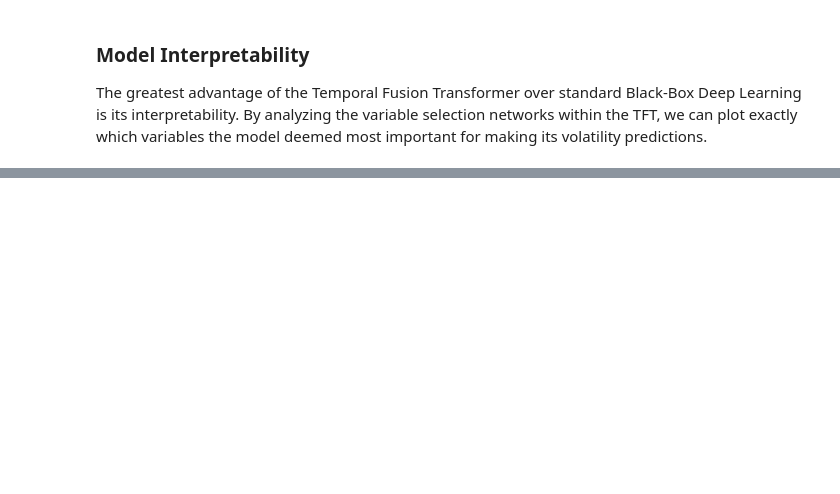
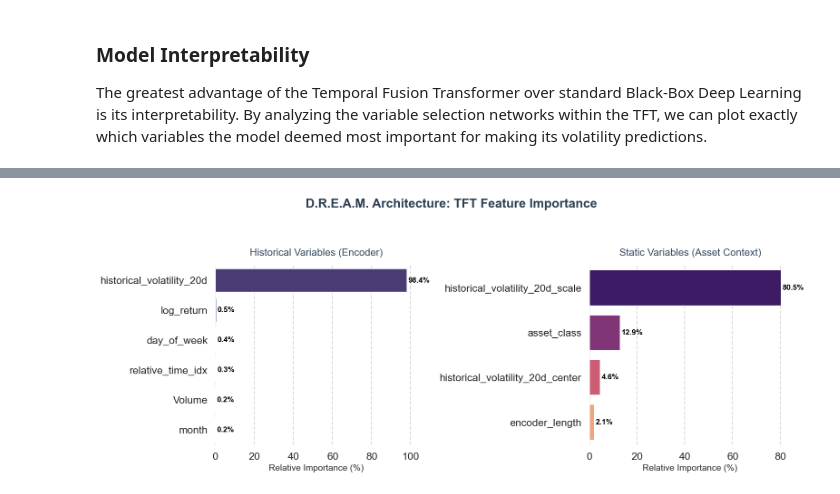
Before and after one commit to fragompul/dream_tfm, a Jupyter notebook: notebooks/07_volatility_dl_attention.ipynb, the cells around one changed output, grey strips where cells are left out. Saved outputs shown, nothing was run; the diff lists cells and outputs as text; code cells hidden in the pictures; blank space fills up the shorter version.

```diff
--- a/notebooks/07_volatility_dl_attention.ipynb
+++ b/notebooks/07_volatility_dl_attention.ipynb
@@ -282,0 +314,52 @@ plt.show()
+# %%
+# Plotting
+sns.set_theme(style="whitegrid", context="talk")
+fig, axes = plt.subplots(1, 2, figsize=(16, 6))
+fig.suptitle("D.R.E.A.M. Architecture: TFT Feature Importance",
+             fontsize=20, fontweight='bold', y=1.05, color='#2c3e50')
+
+# Subplot 1: Encoder Variables (Time-varying past inputs)
+sns.barplot(
+    x=encoder_imp[encoder_idx],
+    y=np.array(encoder_vars)[encoder_idx],
+    ax=axes[0],
+    palette="viridis",
+    orient='h'
+)
+axes[0].set_title("Historical Variables (Encoder)", fontsize=16, pad=15, color='#34495e')
+axes[0].set_xlabel("Relative Importance (%)", fontsize=14)
+axes[0].set_ylabel("")
+
+# Add percentage labels to bars
+for p in axes[0].patches:
+    axes[0].annotate(f'{p.get_width():.1f}%',
+                     (p.get_width() + 0.5, p.get_y() + p.get_height() / 2.),
+                     ha='left', va='center', fontsize=12, color='black', fontweight='bold')
+
+# Subplot 2: Static Variables (Asset Class)
+sns.barplot(
+    x=static_imp[static_idx],
+    y=np.array(static_vars)[static_idx],
+    ax=axes[1],
+    palette="magma",
+    orient='h'
+)
+axes[1].set_title("Static Variables (Asset Context)", fontsize=16, pad=15, color='#34495e')
+axes[1].set_xlabel("Relative Importance (%)", fontsize=14)
+axes[1].set_ylabel("")
+
+# Add percentage labels to bars
+for p in axes[1].patches:
+    axes[1].annotate(f'{p.get_width():.1f}%',
+                     (p.get_width() + 0.5, p.get_y() + p.get_height() / 2.),
+                     ha='left', va='center', fontsize=12, color='black', fontweight='bold')
+
+# Clean up axes for a modern look
+sns.despine(left=True, bottom=True)
+axes[0].xaxis.grid(True, linestyle='--', alpha=0.7)
+axes[1].xaxis.grid(True, linestyle='--', alpha=0.7)
+
+plt.tight_layout()
+plt.show()
+# %% [output]
+[figure, added]
```
Also changed, not shown: parts of 5 cells of this notebook.
